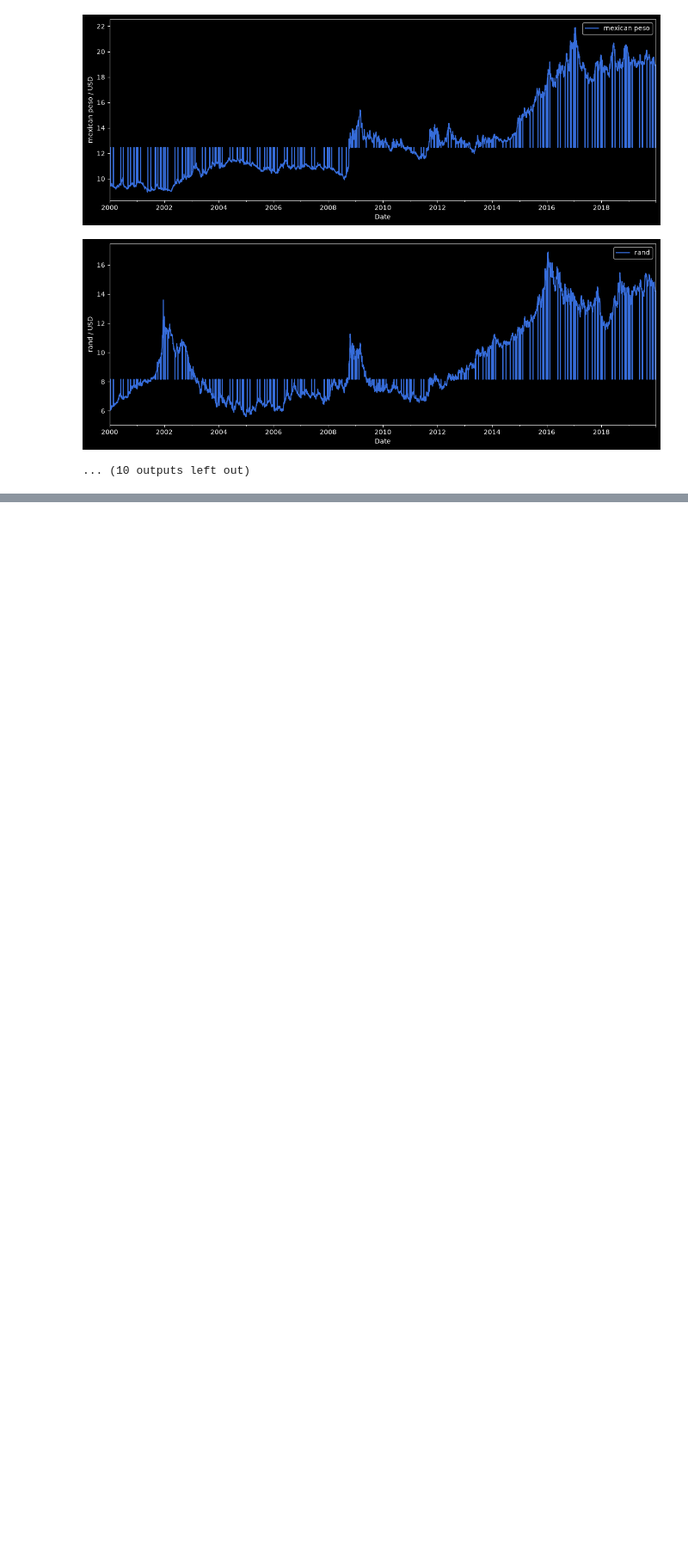
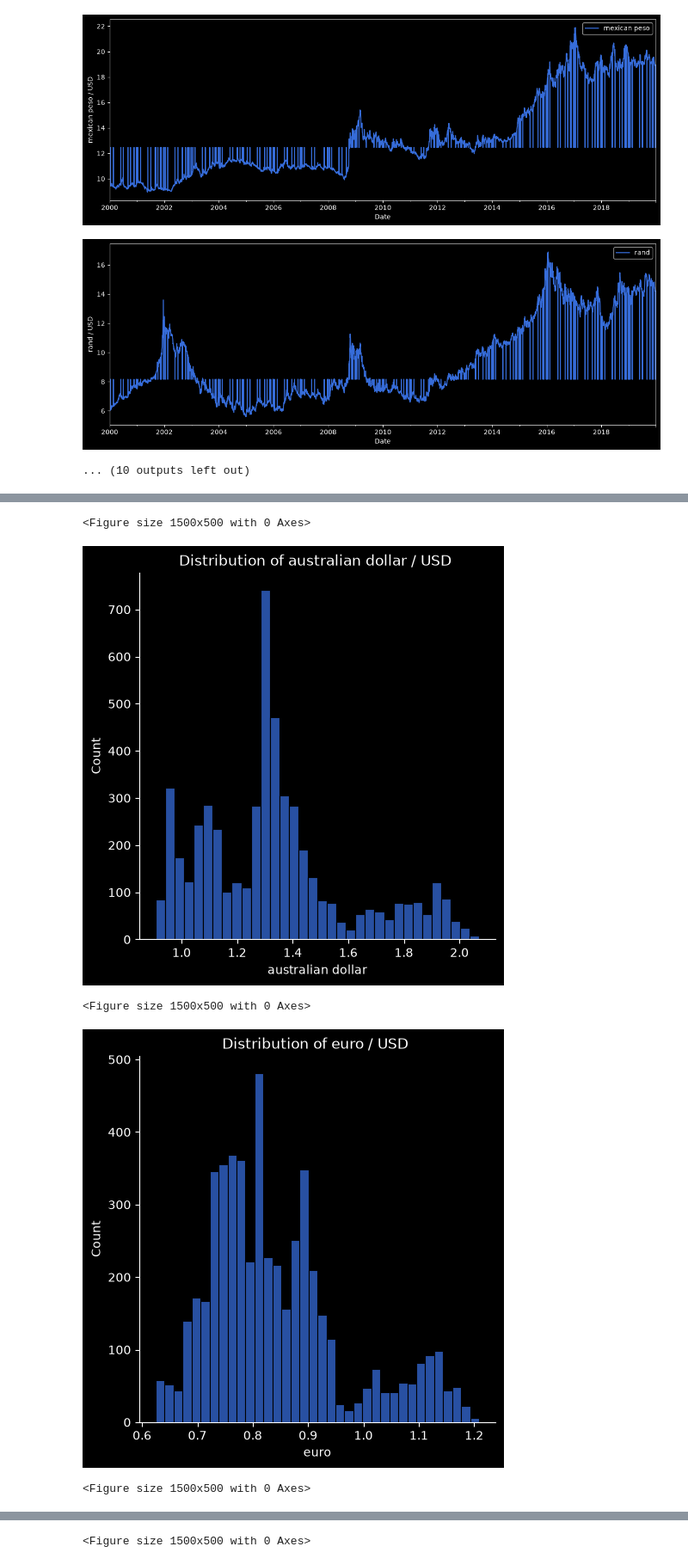
Before and after one commit to Smod1/forex-currency-prediction, a Jupyter notebook: analysis.ipynb, the cells around one changed output, grey strips where cells are left out. Shown at 86% size. Cells and saved outputs as stored; diff of their text form; code cells hidden in the pictures; blank space fills up the shorter version.

```diff
--- a/analysis.ipynb
+++ b/analysis.ipynb
@@ -180,0 +190,13 @@ for col in currency_cols:
+# %%
+# distribution plots of all currencies (taking away the order, and investigating over the whole time period)
+for col in currency_cols:
+    plt.figure(figsize = (15,5))
+    sns.displot(data = df[col])
+    plt.title("Distribution of " + col + " / USD ")
+    plt.show()
+# %% [output]
+<Figure size 1500x500 with 0 Axes>
+[figure, added]
+<Figure size 1500x500 with 0 Axes>
+[figure, added]
+<Figure size 1500x500 with 0 Axes>
@@ -180,0 +204 @@ for col in currency_cols:
+<Figure size 1500x500 with 0 Axes>
```
Also changed, not shown: parts of 2 cells of this notebook.
